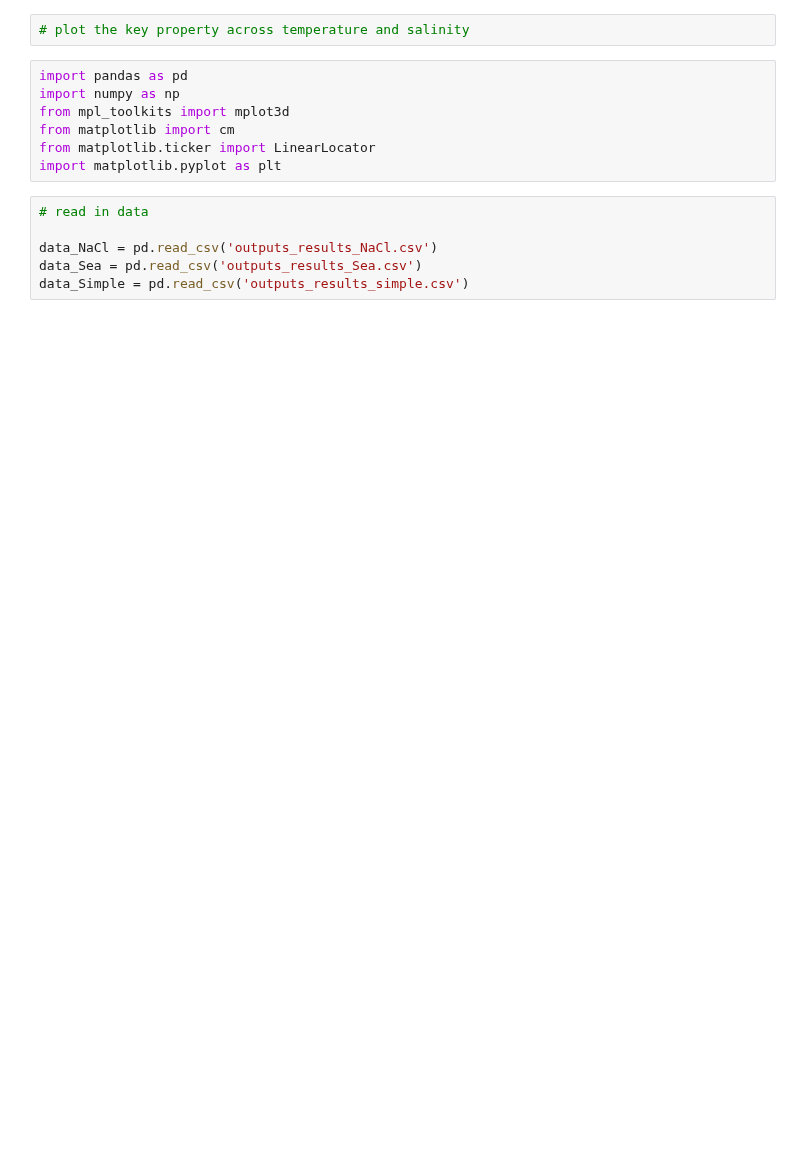
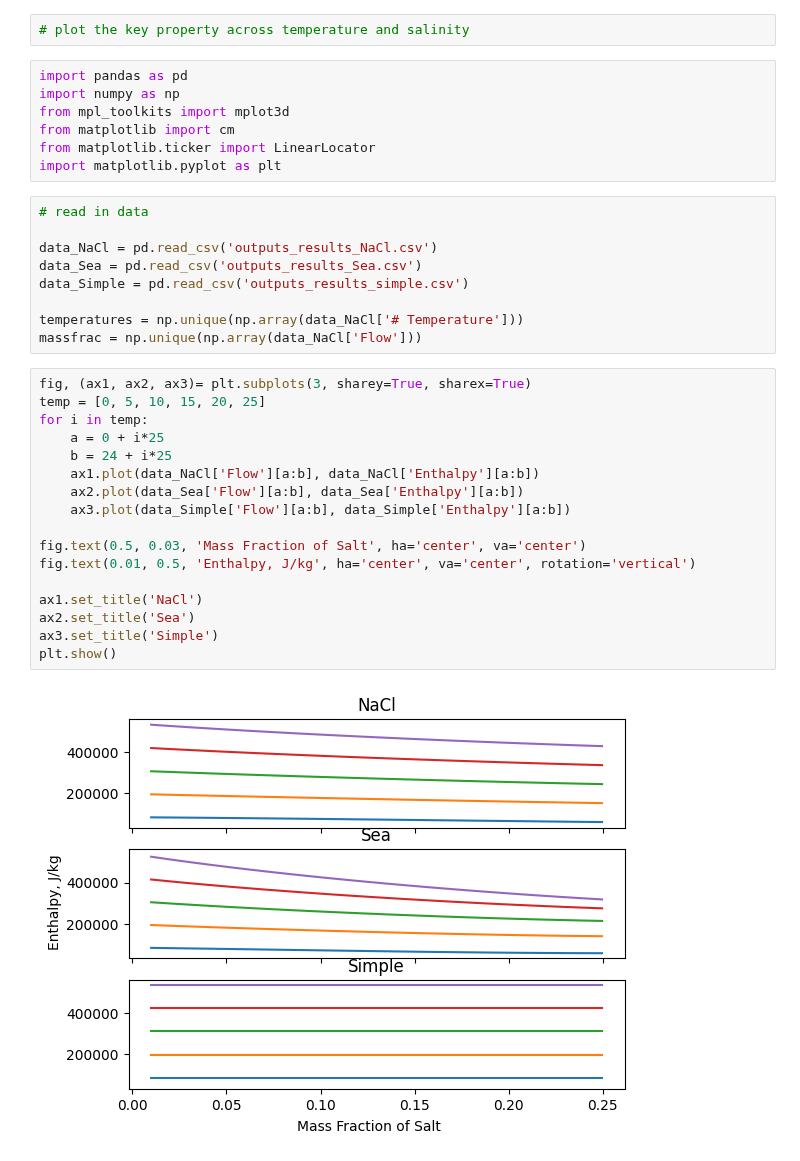
Before and after one commit to savannahsakhai/watertap, a Jupyter notebook: watertap/examples/flowsheets/property_comparison/State Block/plot_property_results.ipynb, the cells around one changed output. Cells and saved outputs as stored; diff of their text form; blank space fills up the shorter version.

Commit message:
update stateblock survey and plots

```diff
--- a/watertap/examples/flowsheets/property_comparison/State Block/plot_property_results.ipynb
+++ b/watertap/examples/flowsheets/property_comparison/State Block/plot_property_results.ipynb
@@ -13,3 +13,25 @@ import matplotlib.pyplot as plt
 data_NaCl = pd.read_csv('outputs_results_NaCl.csv')
 data_Sea = pd.read_csv('outputs_results_Sea.csv')
 data_Simple = pd.read_csv('outputs_results_simple.csv')
+
+temperatures = np.unique(np.array(data_NaCl['# Temperature']))
+massfrac = np.unique(np.array(data_NaCl['Flow']))
+# %%
+fig, (ax1, ax2, ax3)= plt.subplots(3, sharey=True, sharex=True)
+temp = [0, 5, 10, 15, 20, 25]
+for i in temp:
+    a = 0 + i*25
+    b = 24 + i*25
+    ax1.plot(data_NaCl['Flow'][a:b], data_NaCl['Enthalpy'][a:b])
+    ax2.plot(data_Sea['Flow'][a:b], data_Sea['Enthalpy'][a:b])
+    ax3.plot(data_Simple['Flow'][a:b], data_Simple['Enthalpy'][a:b])
+
+fig.text(0.5, 0.03, 'Mass Fraction of Salt', ha='center', va='center')
+fig.text(0.01, 0.5, 'Enthalpy, J/kg', ha='center', va='center', rotation='vertical')
+
+ax1.set_title('NaCl')
+ax2.set_title('Sea')
+ax3.set_title('Simple')
+plt.show()
+# %% [output]
+[figure, added]
```
Also changed, not shown: parts of 13 cells of this notebook, 5 other files.
